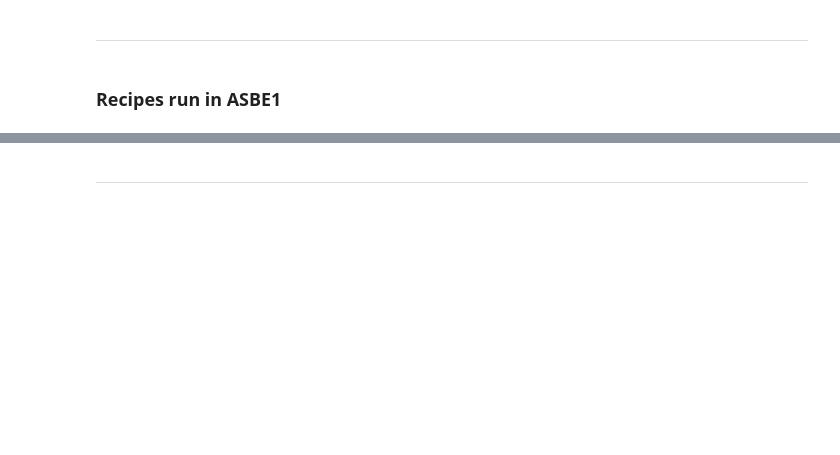
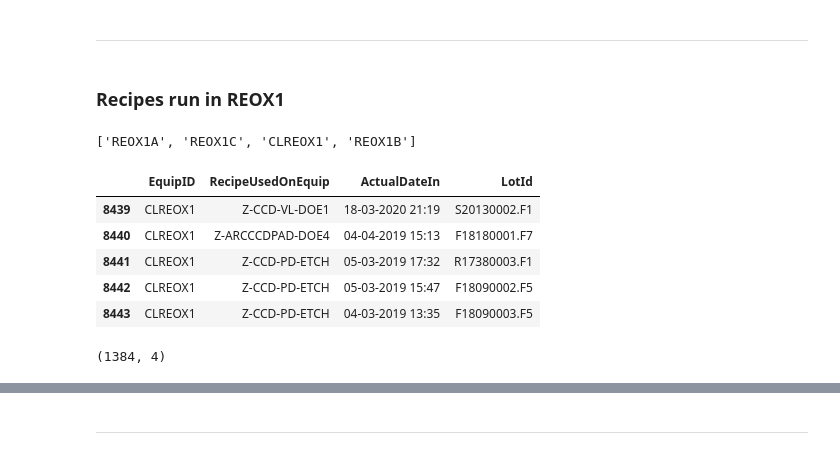
Before and after one commit to abhi3700/work-23, a Jupyter notebook: coding/notebook.ipynb, the cells around one changed output, grey strips where cells are left out. Drawn from its saved outputs; the diff is of its cells as text; code cells hidden in the pictures; blank space fills up the shorter version.

```diff
--- a/coding/notebook.ipynb
+++ b/coding/notebook.ipynb
@@ -188,4 +246,28 @@ recipes_asfe1
 # %% [markdown]
 ----------------------------------------------------------------------------------------------------------------
 # %% [markdown]
-### Recipes run in ASBE1
+### Recipes run in REOX1
+# %%
+# show the equip names by which the entry has been done in DMIS
+reox1_equip_names = [e for e in equip_list_unique if "REOX1" in e]
+reox1_equip_names
+# %% [output]
+['REOX1A', 'REOX1C', 'CLREOX1', 'REOX1B']
+# %%
+# create df for "EquipID" col values as `*_equip_names` list
+df_reox1 = df[df["EquipID"].isin(reox1_equip_names)]
+
+# first 5 rows
+df_reox1.head()
+# %% [output]
+|  | EquipID | RecipeUsedOnEquip | ActualDateIn | LotId |
+| 8439 | CLREOX1 | Z-CCD-VL-DOE1 | 18-03-2020 21:19 | S20130002.F1 |
+| 8440 | CLREOX1 | Z-ARCCCDPAD-DOE4 | 04-04-2019 15:13 | F18180001.F7 |
+| 8441 | CLREOX1 | Z-CCD-PD-ETCH | 05-03-2019 17:32 | R17380003.F1 |
+| 8442 | CLREOX1 | Z-CCD-PD-ETCH | 05-03-2019 15:47 | F18090002.F5 |
+| 8443 | CLREOX1 | Z-CCD-PD-ETCH | 04-03-2019 13:35 | F18090003.F5 |
+# %%
+# get the shape (row, col) of dataframe
+df_reox1.shape
+# %% [output]
+(1384, 4)
```
Also changed, not shown: parts of 27 cells of this notebook, 3 other files.
